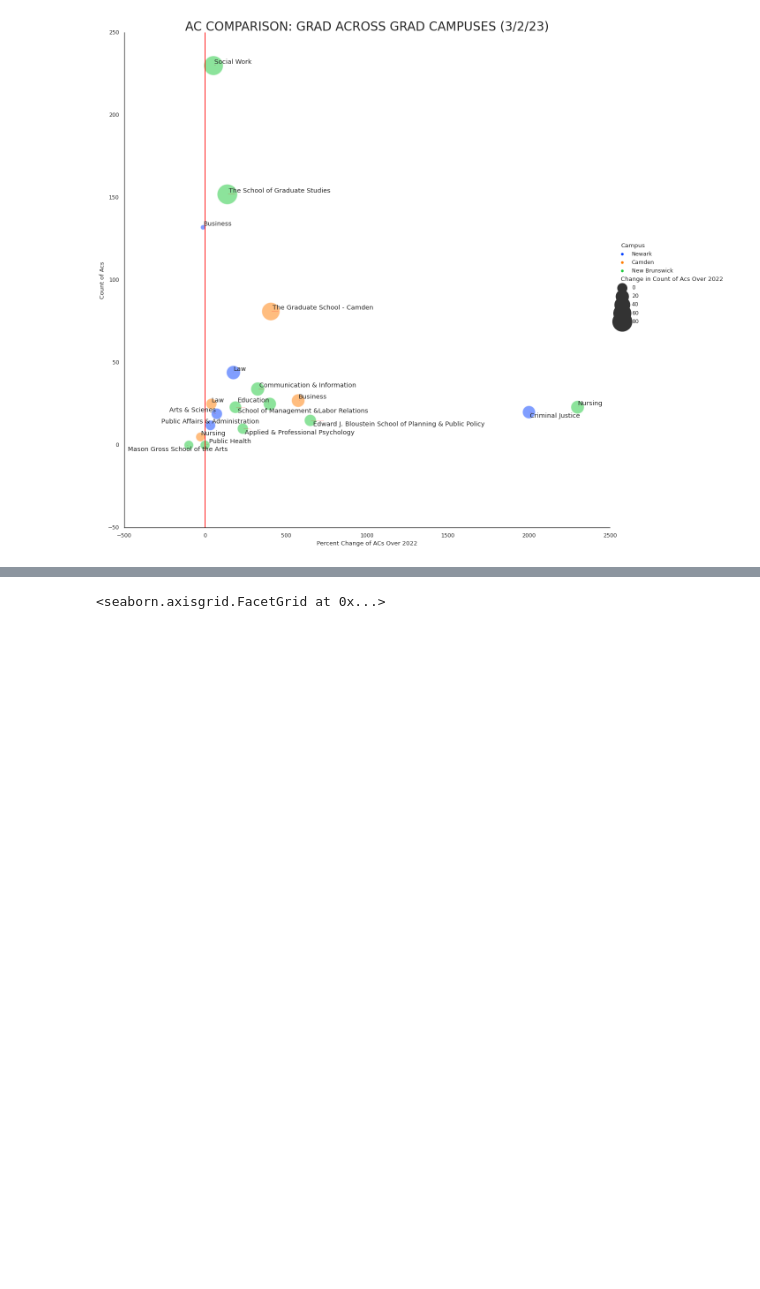
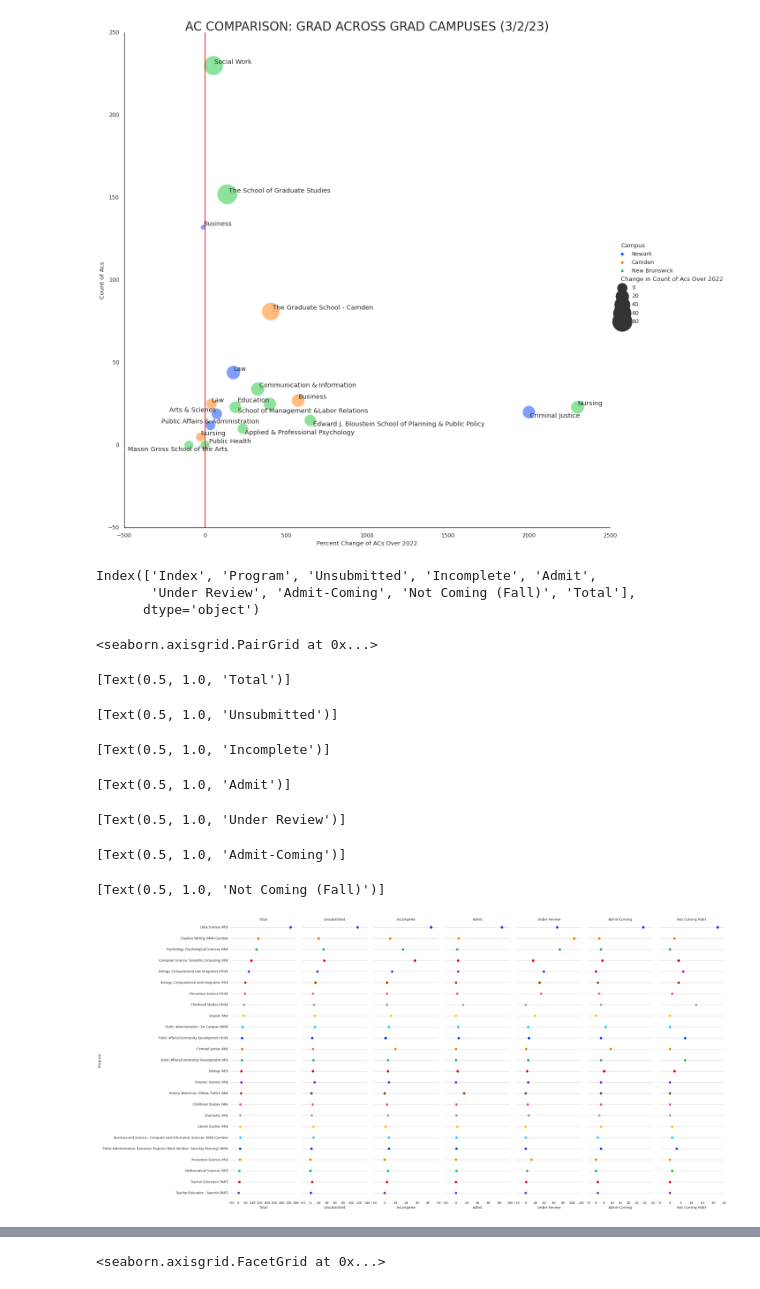
Before and after one commit to theaok/vis-sp23-ewattudo, a Jupyter notebook: PS4.ipynb, the cells around one changed output, grey strips where cells are left out. Drawn from its saved outputs; the diff is of its cells as text; code cells hidden in the pictures; blank space fills up the shorter version.

Commit message:
added program breakdown

```diff
--- a/PS4.ipynb
+++ b/PS4.ipynb
@@ -114,3 +118,5 @@ campcomps=pd.read_csv('campcomps')
+# %%
+programs=pd.read_csv('programs')
 # %%
 from numpy.ma.core import compress
 import seaborn as sns
@@ -161,3 +167,47 @@ for i in range(len(campcomps))]
 adjust_text(texts,arrowprops=dict(arrowstyle='-', color='red', alpha=.5,lw=.5));
 # %% [output]
 [figure]
+# %%
+programs.columns
+# %% [output]
+Index(['Index', 'Program', 'Unsubmitted', 'Incomplete', 'Admit',
+       'Under Review', 'Admit-Coming', 'Not Coming (Fall)', 'Total'],
+      dtype='object')
+# %%
+#I like this, I want to save the code.
+import seaborn as sns
+sns.set_theme(style="whitegrid")
+
+# Make the PairGrid
+g = sns.PairGrid(programs.sort_values("Total", ascending=False),
+                 x_vars=programs.columns[:-1], y_vars=["Program"],
+                 height=15, aspect=.25)
+
+# Draw a dot plot using the stripplot function
+g.map(sns.stripplot, size=10, orient="h", jitter=False,
+      palette="bright", linewidth=1, edgecolor="w")
+
+# Use semantically meaningful titles for the columns
+titles = ['Total','Unsubmitted', 'Incomplete', 'Admit', 'Under Review',
+       'Admit-Coming', 'Not Coming (Fall)']
+
+for ax, title in zip(g.axes.flat, titles):
+
+    # Set a different title for each axes
+    ax.set(title=title)
+
+    # Make the grid horizontal instead of vertical
+    ax.xaxis.grid(False)
+    ax.yaxis.grid(True)
+
+sns.despine(left=True, bottom=True)
+# %% [output]
+<seaborn.axisgrid.PairGrid at 0x...>
+[Text(0.5, 1.0, 'Total')]
+[Text(0.5, 1.0, 'Unsubmitted')]
+[Text(0.5, 1.0, 'Incomplete')]
+[Text(0.5, 1.0, 'Admit')]
+[Text(0.5, 1.0, 'Under Review')]
+[Text(0.5, 1.0, 'Admit-Coming')]
+[Text(0.5, 1.0, 'Not Coming (Fall)')]
+[figure, added]
```
Also changed, not shown: parts of 4 cells of this notebook.
